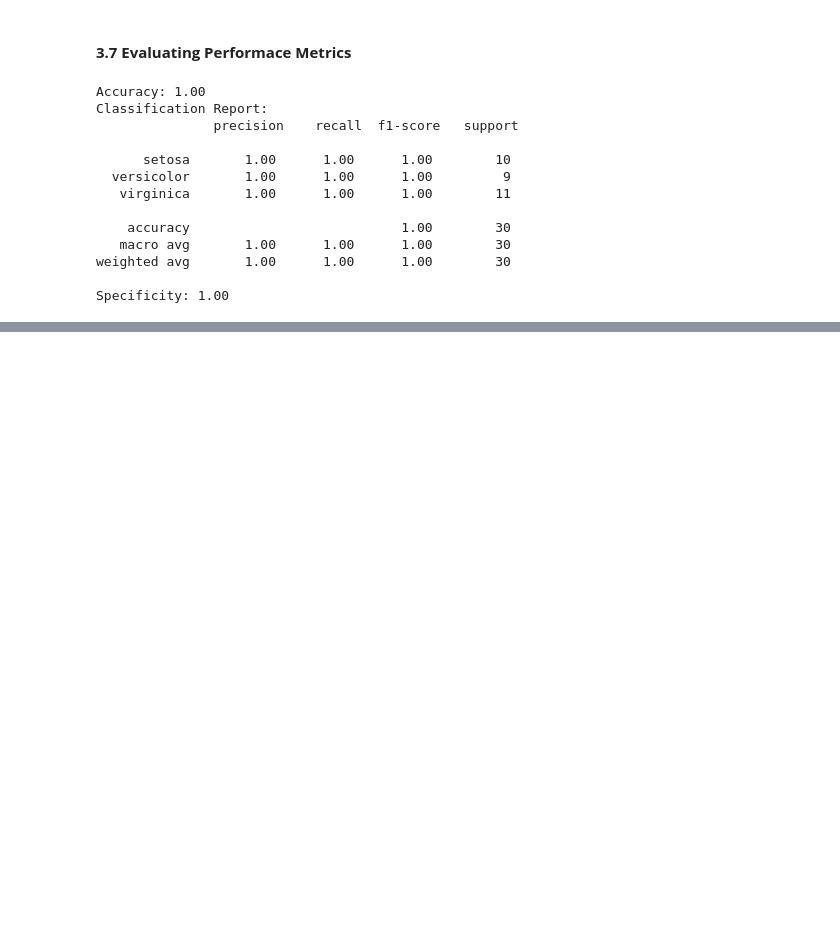
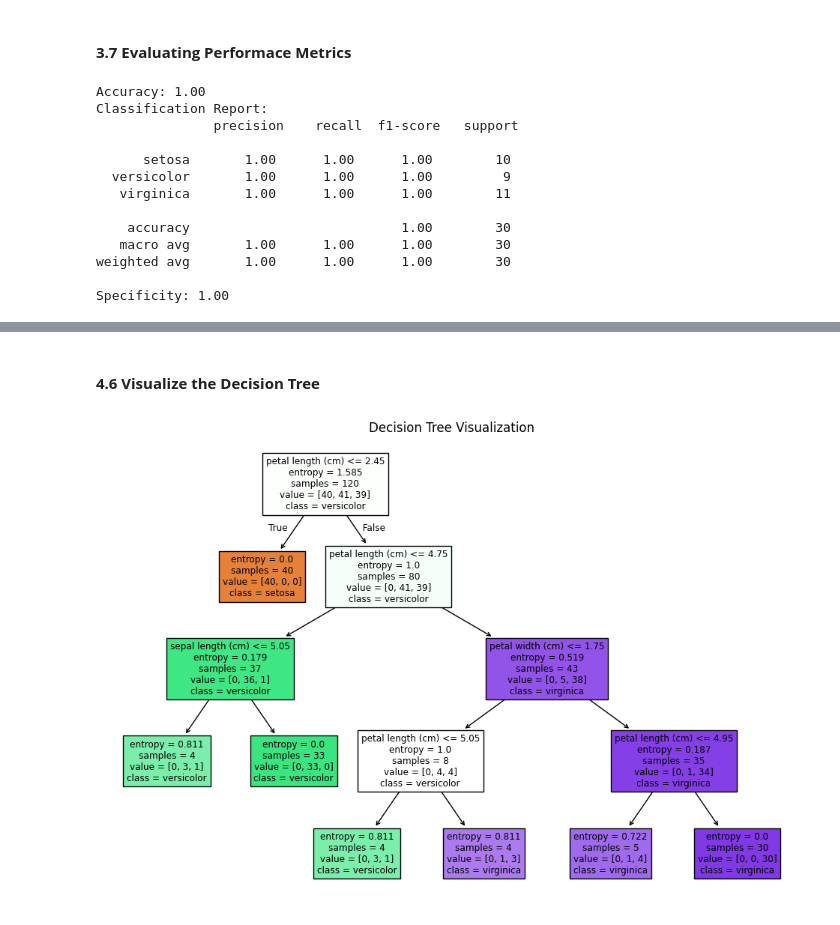
Before and after one commit to nxthxnael/Machine-Learning-Essentials, a Jupyter notebook: Practical Session 1/Nathanael_Mutua_SC212_0588_2022.ipynb, the cells around one changed output, grey strips where cells are left out. Saved outputs shown, nothing was run; the diff lists cells and outputs as text; code cells hidden in the pictures; blank space fills up the shorter version.

```diff
--- a/Practical Session 1/Nathanael_Mutua_SC212_0588_2022.ipynb
+++ b/Practical Session 1/Nathanael_Mutua_SC212_0588_2022.ipynb
@@ -407,0 +441,17 @@ Specificity: 1.00
+# %%
+from sklearn.model_selection import GridSearchCV
+
+param_grid = {
+    'max_depth': [3, 5, 7, 10],
+    'min_samples_split': [2, 5, 10],
+    'min_samples_leaf': [1, 2, 4],
+    'criterion': ['gini', 'entropy']
+}
+
+dt_model = DecisionTreeClassifier(random_state=42)
+grid_search = GridSearchCV(dt_model, param_grid, cv=5, scoring='accuracy')
+grid_search.fit(X_train, y_train)
+
+# Best parameters
+print(grid_search.best_params_)
+best_model = grid_search.best_estimator_
@@ -407,0 +460,9 @@ Specificity: 1.00
+# %%
+best_dt_model = DecisionTreeClassifier(
+    criterion='entropy',
+    max_depth=5,
+    min_samples_leaf=4,
+    min_samples_split=2,
+    random_state=42
+)
+best_dt_model.fit(X_train, y_train)
@@ -407,0 +515,9 @@ Specificity: 1.00
+# %% [markdown]
+#### **4.6 Visualize the Decision Tree**
+# %%
+plt.figure(figsize=(12, 8))
+plot_tree(best_dt_model, filled=True, feature_names=iris.feature_names, class_names=iris.target_names)
+plt.title('Decision Tree Visualization')
+plt.show()
+# %% [output]
+[figure, added]
```
Also changed, not shown: parts of 13 cells of this notebook.
